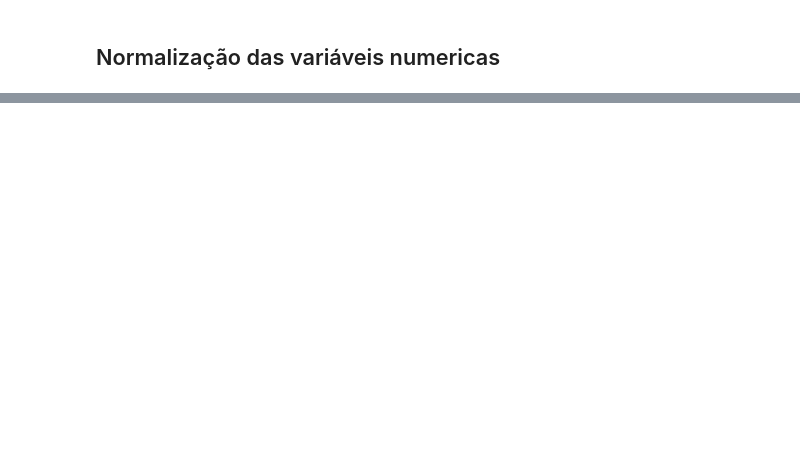
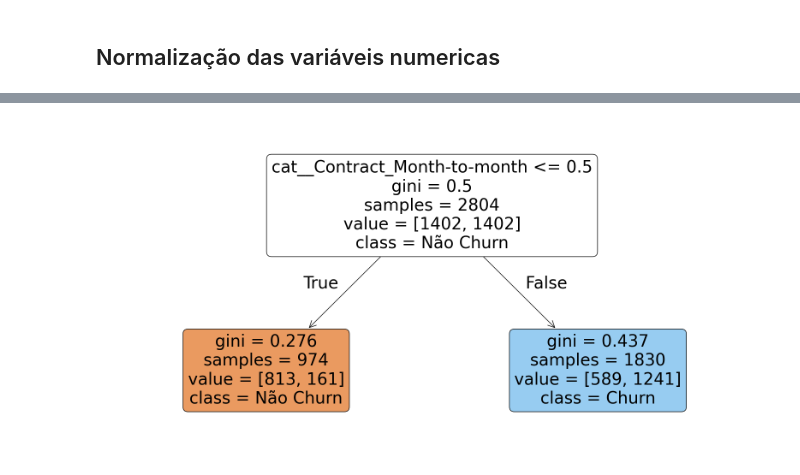
Before and after one commit to igao01/ds_telecom_churn, a Jupyter notebook: notebooks/ml_telco_churn.ipynb, the cells around one changed output, grey strips where cells are left out. Drawn from its saved outputs; the diff is of its cells as text; code cells hidden in the pictures; blank space fills up the shorter version.

Commit message:
Modelo final definido

```diff
--- a/notebooks/ml_telco_churn.ipynb
+++ b/notebooks/ml_telco_churn.ipynb
@@ -96,0 +320,14 @@ X_train.head(5)
+# %%
+from imblearn.under_sampling import RandomUnderSampler
+
+# Cria o undersampler
+under_sampler = RandomUnderSampler(
+    sampling_strategy="auto",
+    random_state=RANDOM_STATE
+)
+
+# Aplica somente no conjunto de treinamento
+X_train_under, y_train_under = under_sampler.fit_resample(
+    X_train,
+    y_train
+)
@@ -96,0 +370,35 @@ X_train.head(5)
+# %%
+from sklearn.tree import plot_tree
+import matplotlib.pyplot as plt
+
+plt.figure(figsize=(20, 10))
+
+dtc_model = DecisionTreeClassifier(
+    max_depth=1,
+    min_samples_split=2,
+    min_samples_leaf=1,
+    random_state=RANDOM_STATE
+)
+
+pipeline = Pipeline([
+    ("preprocessor", preprocessor),
+    ("model", dtc_model)
+ ])
+
+# Treina o pipeline
+pipeline.fit(X_train_under, y_train_under)
+
+# Recupera a árvore que foi efetivamente treinada
+dtc_model = pipeline.named_steps["model"]
+
+plot_tree(
+    dtc_model,
+    feature_names=pipeline.named_steps["preprocessor"].get_feature_names_out(),
+    class_names=["Não Churn", "Churn"],
+    filled=True,
+    rounded=True
+)
+
+plt.show()
+# %% [output]
+[figure, added]
```
Also changed, not shown: parts of 38 cells of this notebook.
